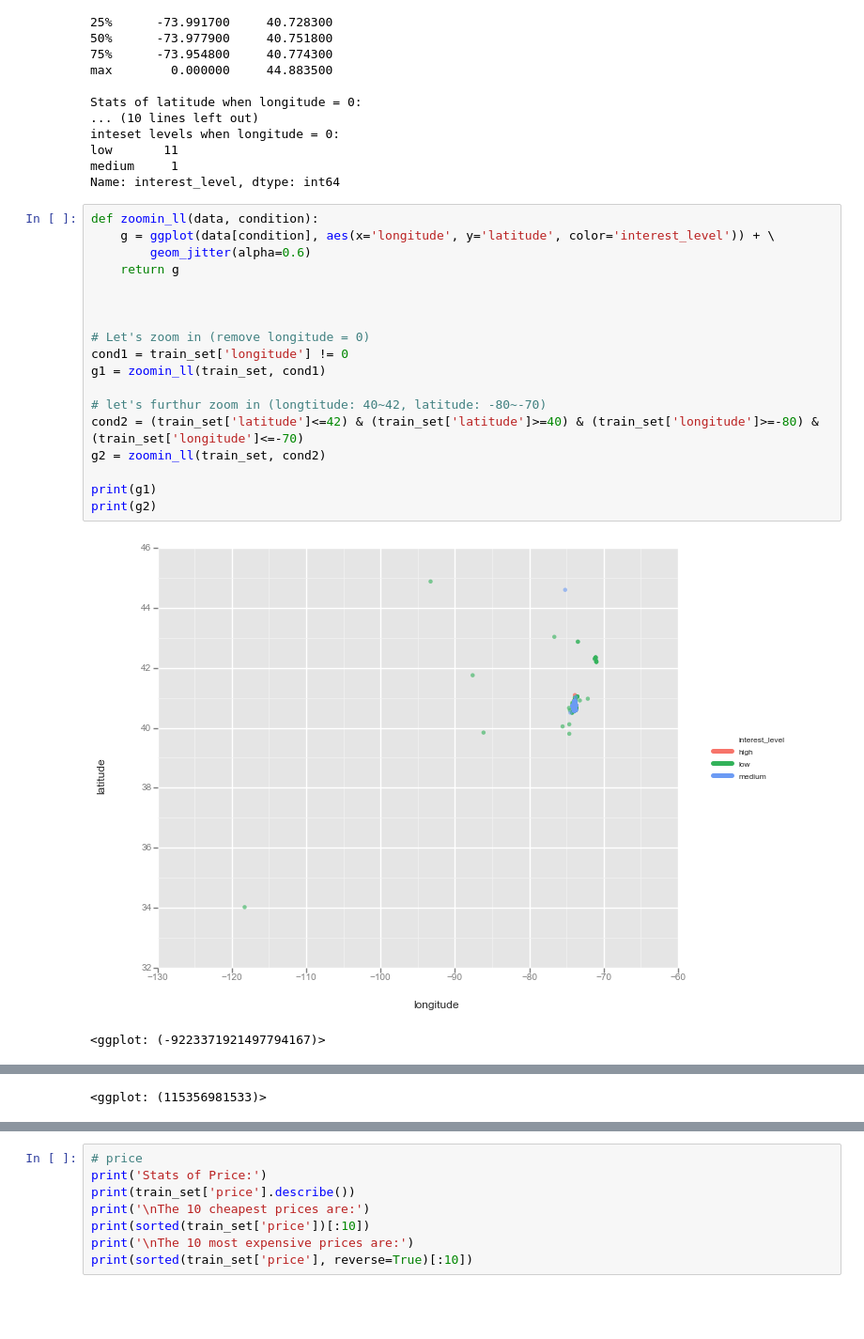
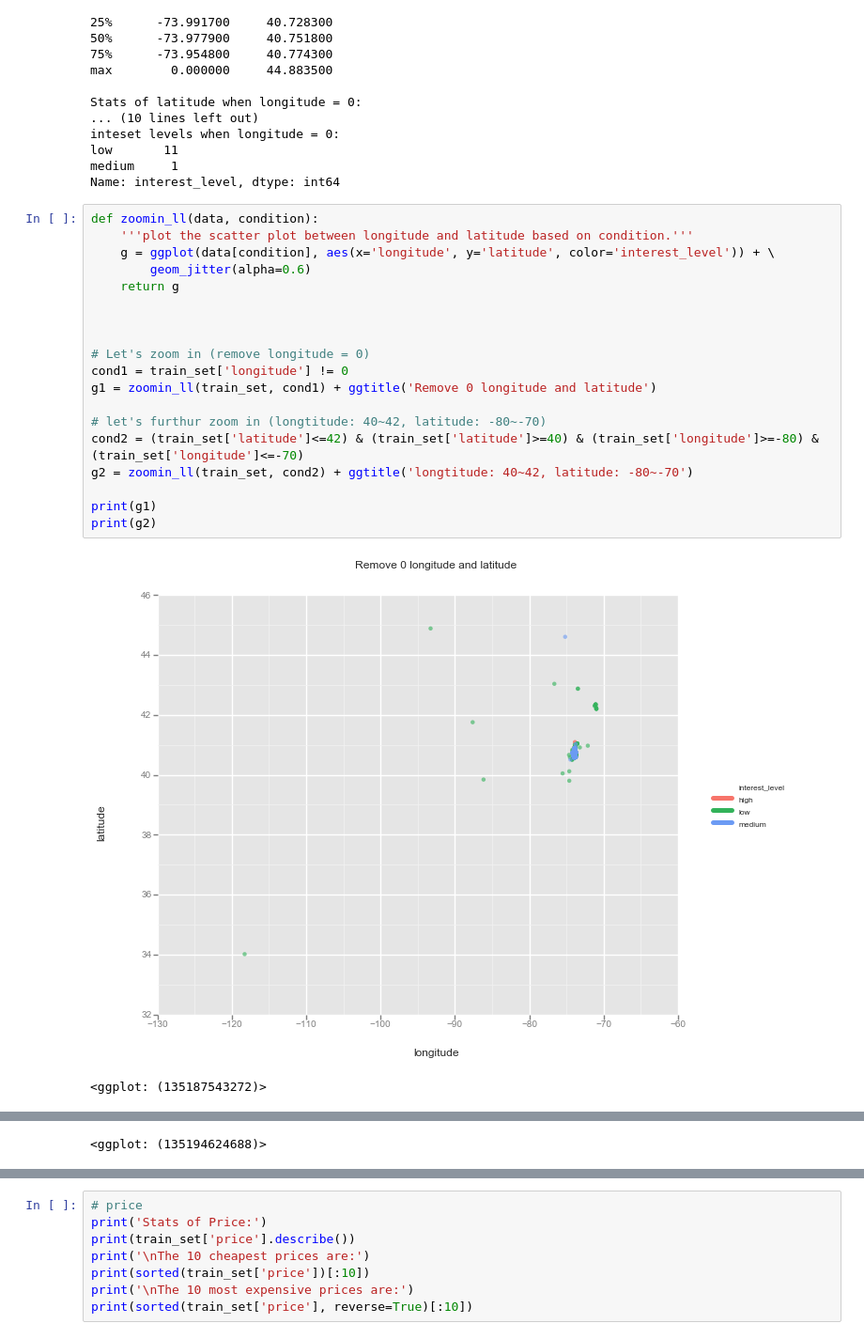
Before and after one commit to al825/Reatal_List_Classification, a Jupyter notebook: data_exploratory_analysis.ipynb, the cells around one changed output, grey strips where cells are left out. Shown at 94% size. Cells and saved outputs as stored; diff of their text form; blank space fills up the shorter version.

```diff
--- a/data_exploratory_analysis.ipynb
+++ b/data_exploratory_analysis.ipynb
@@ -188,22 +220,23 @@ medium     1
 Name: interest_level, dtype: int64
 # %%
 def zoomin_ll(data, condition):
+    '''plot the scatter plot between longitude and latitude based on condition.'''
     g = ggplot(data[condition], aes(x='longitude', y='latitude', color='interest_level')) + \
         geom_jitter(alpha=0.6)
     return g
 
 
 
 # Let's zoom in (remove longitude = 0)
 cond1 = train_set['longitude'] != 0
-g1 = zoomin_ll(train_set, cond1)
+g1 = zoomin_ll(train_set, cond1) + ggtitle('Remove 0 longitude and latitude')
 
 # let's furthur zoom in (longtitude: 40~42, latitude: -80~-70)
 cond2 = (train_set['latitude']<=42) & (train_set['latitude']>=40) & (train_set['longitude']>=-80) & (train_set['longitude']<=-70)
-g2 = zoomin_ll(train_set, cond2)
+g2 = zoomin_ll(train_set, cond2) + ggtitle('longtitude: 40~42, latitude: -80~-70')
 
 print(g1)
 print(g2)
 # %% [output]
-[figure, old version]
+[figure, new version]
-<ggplot: (-9223371921497794167)>
+<ggplot: (135187543272)>
@@ -211 +244 @@ print(g2)
-<ggplot: (115356981533)>
+<ggplot: (135194624688)>
```
Also changed, not shown: parts of 19 cells of this notebook.
